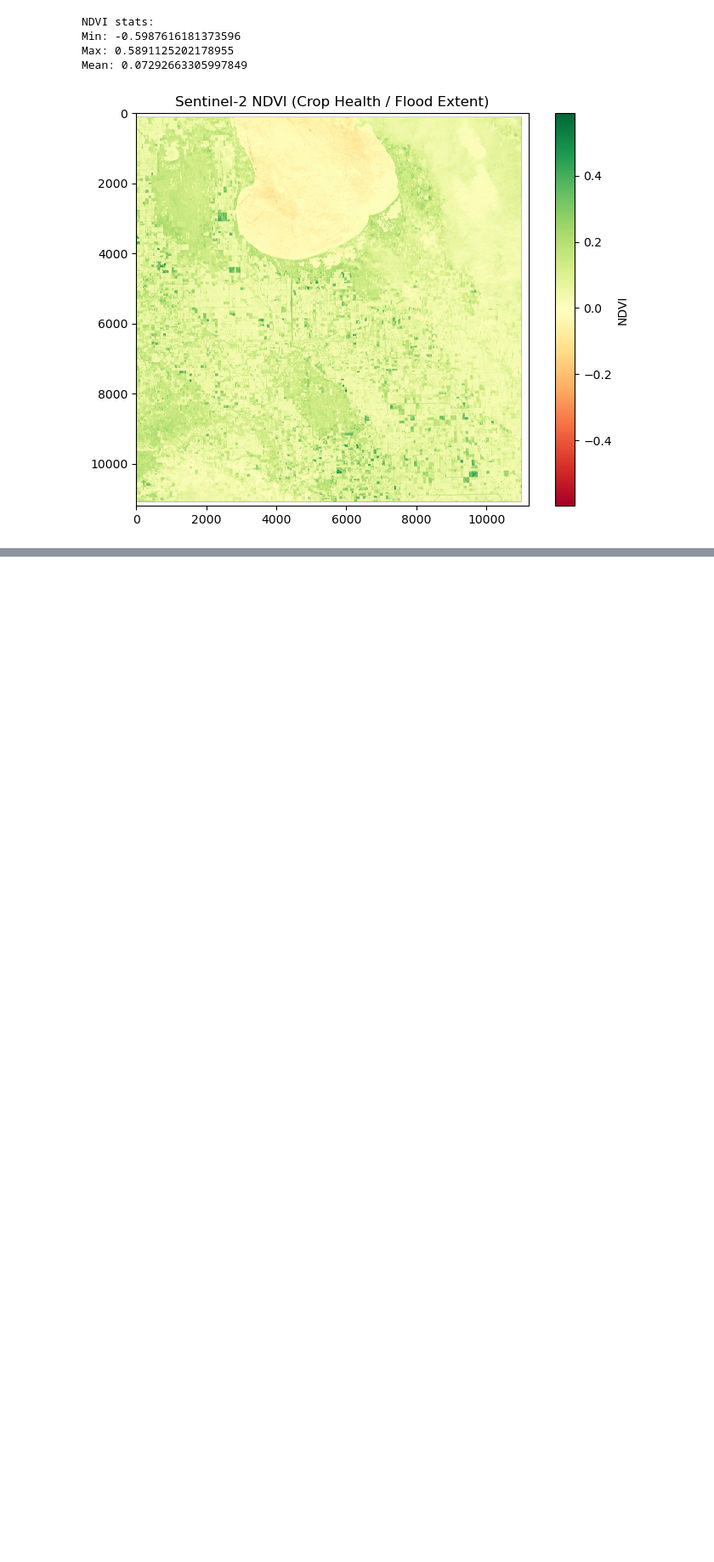
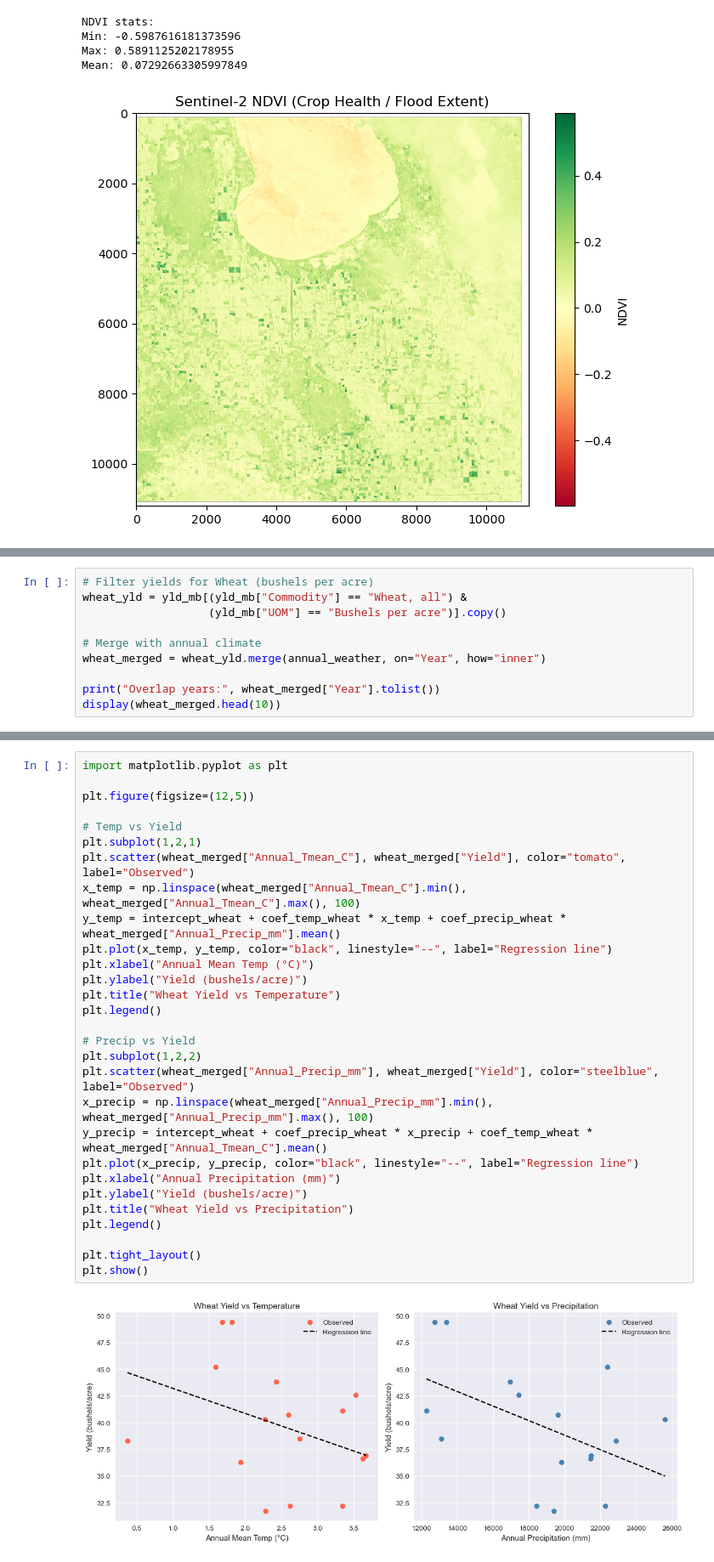
Before and after one commit to samadabdulazeez/capstone, a Jupyter notebook: 01_data_exploration.ipynb, the cells around one changed output, grey strips where cells are left out. Shown at 85% size. Saved outputs shown, nothing was run; the diff lists cells and outputs as text; blank space fills up the shorter version.

```diff
--- a/01_data_exploration.ipynb
+++ b/01_data_exploration.ipynb
@@ -600,0 +1032,10 @@ Mean: 0.07292663305997849
+# %%
+# Filter yields for Wheat (bushels per acre)
+wheat_yld = yld_mb[(yld_mb["Commodity"] == "Wheat, all") &
+                   (yld_mb["UOM"] == "Bushels per acre")].copy()
+
+# Merge with annual climate
+wheat_merged = wheat_yld.merge(annual_weather, on="Year", how="inner")
+
+print("Overlap years:", wheat_merged["Year"].tolist())
+display(wheat_merged.head(10))
@@ -600,0 +1084,31 @@ Mean: 0.07292663305997849
+# %%
+import matplotlib.pyplot as plt
+
+plt.figure(figsize=(12,5))
+
+# Temp vs Yield
+plt.subplot(1,2,1)
+plt.scatter(wheat_merged["Annual_Tmean_C"], wheat_merged["Yield"], color="tomato", label="Observed")
+x_temp = np.linspace(wheat_merged["Annual_Tmean_C"].min(), wheat_merged["Annual_Tmean_C"].max(), 100)
+y_temp = intercept_wheat + coef_temp_wheat * x_temp + coef_precip_wheat * wheat_merged["Annual_Precip_mm"].mean()
+plt.plot(x_temp, y_temp, color="black", linestyle="--", label="Regression line")
+plt.xlabel("Annual Mean Temp (°C)")
+plt.ylabel("Yield (bushels/acre)")
+plt.title("Wheat Yield vs Temperature")
+plt.legend()
+
+# Precip vs Yield
+plt.subplot(1,2,2)
+plt.scatter(wheat_merged["Annual_Precip_mm"], wheat_merged["Yield"], color="steelblue", label="Observed")
+x_precip = np.linspace(wheat_merged["Annual_Precip_mm"].min(), wheat_merged["Annual_Precip_mm"].max(), 100)
+y_precip = intercept_wheat + coef_precip_wheat * x_precip + coef_temp_wheat * wheat_merged["Annual_Tmean_C"].mean()
+plt.plot(x_precip, y_precip, color="black", linestyle="--", label="Regression line")
+plt.xlabel("Annual Precipitation (mm)")
+plt.ylabel("Yield (bushels/acre)")
+plt.title("Wheat Yield vs Precipitation")
+plt.legend()
+
+plt.tight_layout()
+plt.show()
+# %% [output]
+[figure, added]
```
Also changed, not shown: parts of 26 cells of this notebook, 2 other files.
